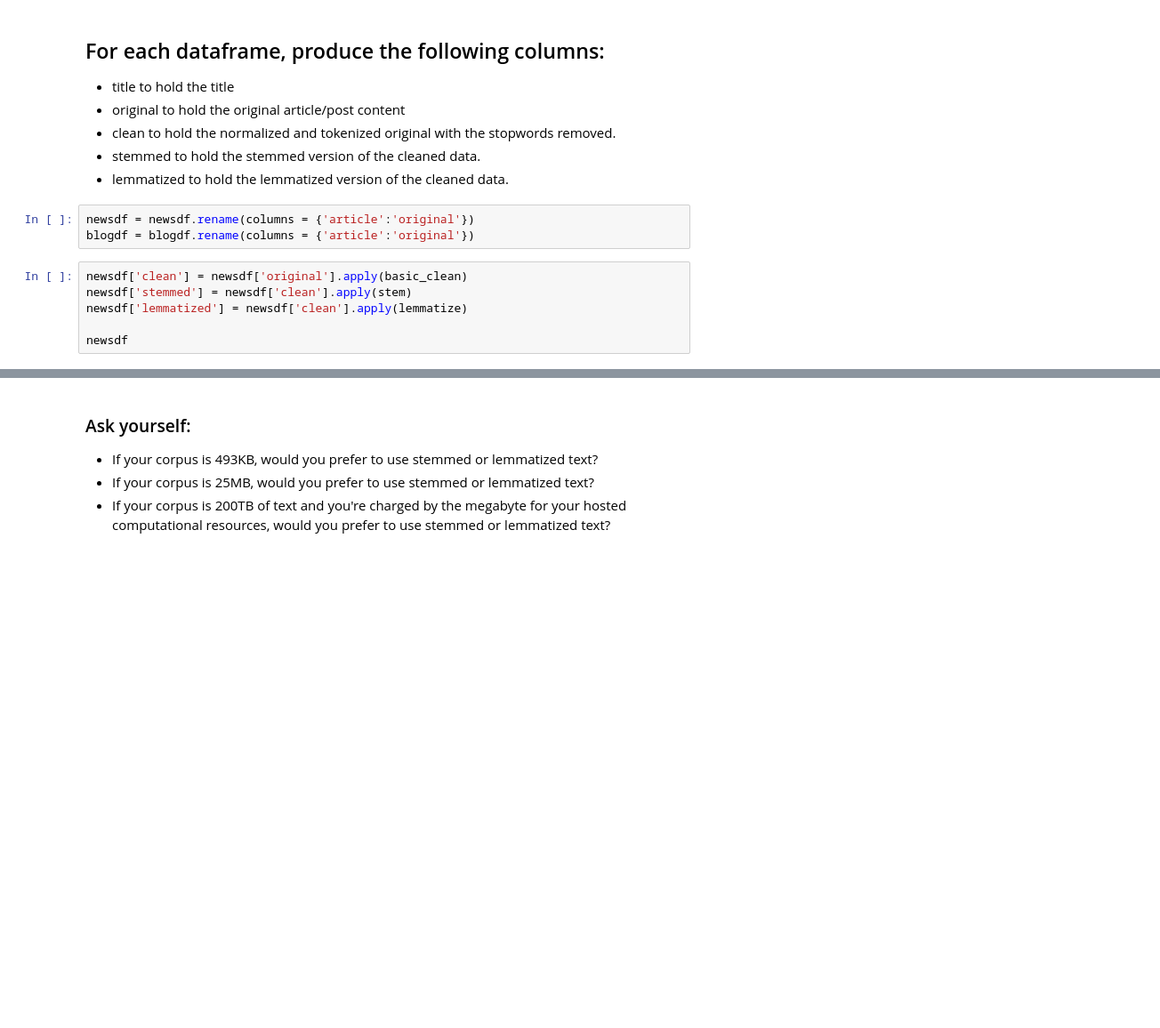
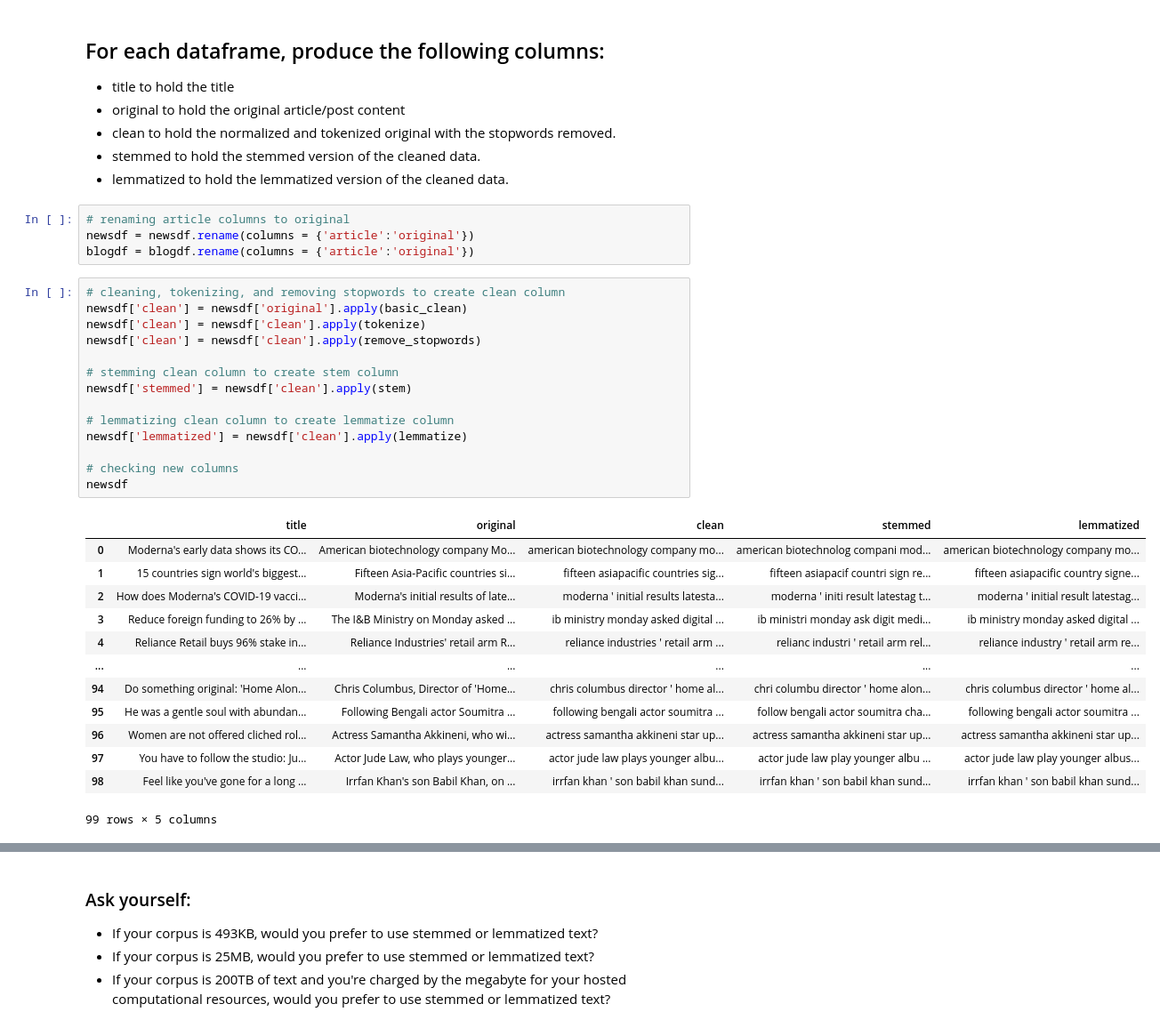
Before and after one commit to SamuelD-Data/natural-language-processing-exercises, a Jupyter notebook: nlp-data-prep-exercises.ipynb, the cells around one changed output, grey strips where cells are left out. Shown: that part at 89% size. Cells and saved outputs as stored; diff of their text form; blank space fills up the shorter version.

```diff
--- a/nlp-data-prep-exercises.ipynb
+++ b/nlp-data-prep-exercises.ipynb
@@ -201,12 +194,35 @@ blogdf
 - stemmed to hold the stemmed version of the cleaned data.
 - lemmatized to hold the lemmatized version of the cleaned data.
 # %%
+# renaming article columns to original
 newsdf = newsdf.rename(columns = {'article':'original'})
 blogdf = blogdf.rename(columns = {'article':'original'})
 # %%
+# cleaning, tokenizing, and removing stopwords to create clean column
 newsdf['clean'] = newsdf['original'].apply(basic_clean)
+newsdf['clean'] = newsdf['clean'].apply(tokenize)
+newsdf['clean'] = newsdf['clean'].apply(remove_stopwords)
+
+# stemming clean column to create stem column
 newsdf['stemmed'] = newsdf['clean'].apply(stem)
+
+# lemmatizing clean column to create lemmatize column
 newsdf['lemmatized'] = newsdf['clean'].apply(lemmatize)
 
+# checking new columns
 newsdf
+# %% [output]
+|  | title | original | clean | stemmed | lemmatized |
+| 0 | Moderna's early data shows its CO... | American biotechnology company Mo... | american biotechnology company mo... | american biotechnolog compani mod... | american biotechnology company mo... |
+| 1 | 15 countries sign world's biggest... | Fifteen Asia-Pacific countries si... | fifteen asiapacific countries sig... | fifteen asiapacif countri sign re... | fifteen asiapacific country signe... |
+| 2 | How does Moderna's COVID-19 vacci... | Moderna's initial results of late... | moderna ' initial results latesta... | moderna ' initi result latestag t... | moderna ' initial result latestag... |
+| 3 | Reduce foreign funding to 26% by ... | The I&B Ministry on Monday asked ... | ib ministry monday asked digital ... | ib ministri monday ask digit medi... | ib ministry monday asked digital ... |
+| 4 | Reliance Retail buys 96% stake in... | Reliance Industries' retail arm R... | reliance industries ' retail arm ... | relianc industri ' retail arm rel... | reliance industry ' retail arm re... |
+| ... | ... | ... | ... | ... | ... |
+| 94 | Do something original: 'Home Alon... | Chris Columbus, Director of 'Home... | chris columbus director ' home al... | chri columbu director ' home alon... | chris columbus director ' home al... |
+| 95 | He was a gentle soul with abundan... | Following Bengali actor Soumitra ... | following bengali actor soumitra ... | follow bengali actor soumitra cha... | following bengali actor soumitra ... |
+| 96 | Women are not offered cliched rol... | Actress Samantha Akkineni, who wi... | actress samantha akkineni star up... | actress samantha akkineni star up... | actress samantha akkineni star up... |
+| 97 | You have to follow the studio: Ju... | Actor Jude Law, who plays younger... | actor jude law plays younger albu... | actor jude law play younger albu ... | actor jude law play younger albus... |
+| 98 | Feel like you've gone for a long ... | Irrfan Khan's son Babil Khan, on ... | irrfan khan ' son babil khan sund... | irrfan khan ' son babil khan sund... | irrfan khan ' son babil khan sund... |
+99 rows × 5 columns
 # %%
```
Also changed, not shown: parts of 3 cells of this notebook.
